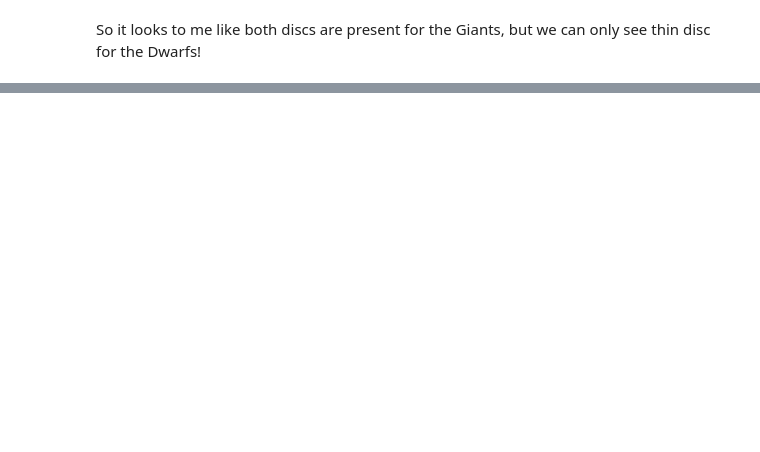
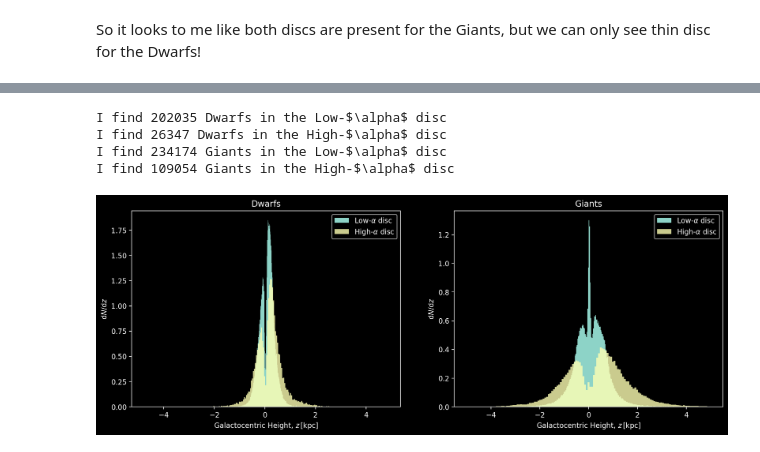
Before and after one commit to TomWagg/thermo_winter21, a Jupyter notebook: 511_galaxies/hw3/chemical_cartography.ipynb, the cells around one changed output, grey strips where cells are left out. Drawn from its saved outputs; the diff is of its cells as text; code cells hidden in the pictures; blank space fills up the shorter version.

```diff
--- a/511_galaxies/hw3/chemical_cartography.ipynb
+++ b/511_galaxies/hw3/chemical_cartography.ipynb
@@ -64,8 +72,8 @@ high_alpha_path = mpl.path.Path(
     ])
 )
 
-low_alpha_mask = low_alpha_path.contains_points(np.stack((df['M_H'], df['ALPHA_M'])).T)
-high_alpha_mask = high_alpha_path.contains_points(np.stack((df['M_H'], df['ALPHA_M'])).T)
+low_alpha_mask = low_alpha_path.contains_points(np.stack((df['FE_H'], df['ALPHA_M'])).T)
+high_alpha_mask = high_alpha_path.contains_points(np.stack((df['FE_H'], df['ALPHA_M'])).T)
 # %%
 fig, axes = plt.subplots(1, 2, figsize=(16, 6))
 
@@ -124,0 +139,31 @@ So it looks to me like both discs are present for the Giants, but we can only se
+# %%
+coords = SkyCoord(ra=df["RA"].values * u.deg,
+                  dec=df["DEC"].values * u.deg,
+                  distance=df["GAIAEDR3_R_MED_GEO"].values * u.pc,
+                  frame="icrs").transform_to("galactocentric")
+reasonable_z = np.abs(coords.z.to(u.kpc).value) < 5
+# %%
+def gaussian(x, mu, sigma):
+    return norm.pdf(x, loc=mu, scale=sigma)
+
+fig, axes = plt.subplots(1, 2, figsize=(15, 5))
+
+for ax, dgmask, title in zip(axes, [dwarfs, giants], ["Dwarfs", "Giants"]):
+    for mask, colour, label in zip([low_alpha_mask, high_alpha_mask], ["C0", "C1"], [r"Low-$\alpha$ disc", r"High-$\alpha$ disc"]):
+        print(f'I find {(reasonable_z & mask & dgmask).sum()} {title} in the {label}')
+        ax.hist(coords.z.to(u.kpc).value[reasonable_z & mask & dgmask], bins="fd", density=True, color=colour,
+                alpha=0.8 if colour == "C1" else 1, zorder=-1, label=label);
+    ax.set_title(title)
+
+for ax in axes:
+    ax.legend()
+    ax.set_xlabel(r"Galactocentric Height, $z \, [\rm kpc]$")
+    ax.set_ylabel(r"$\mathrm{d}N / \mathrm{d}z$")
+
+plt.show()
+# %% [output]
+I find 202035 Dwarfs in the Low-$\alpha$ disc
+I find 26347 Dwarfs in the High-$\alpha$ disc
+I find 234174 Giants in the Low-$\alpha$ disc
+I find 109054 Giants in the High-$\alpha$ disc
+[figure, added]
```
Also changed, not shown: parts of 13 cells of this notebook.
